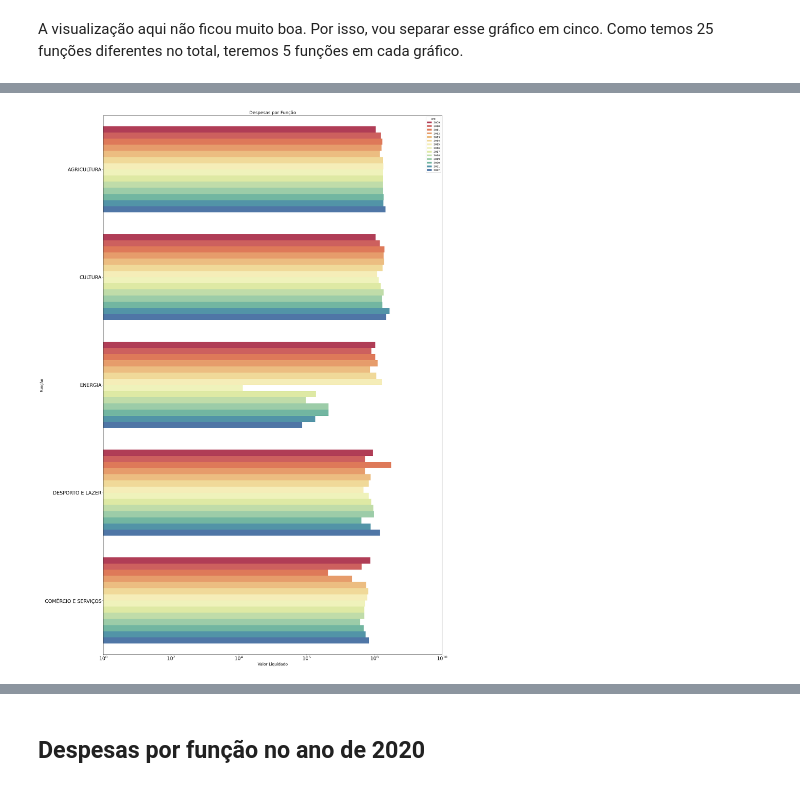
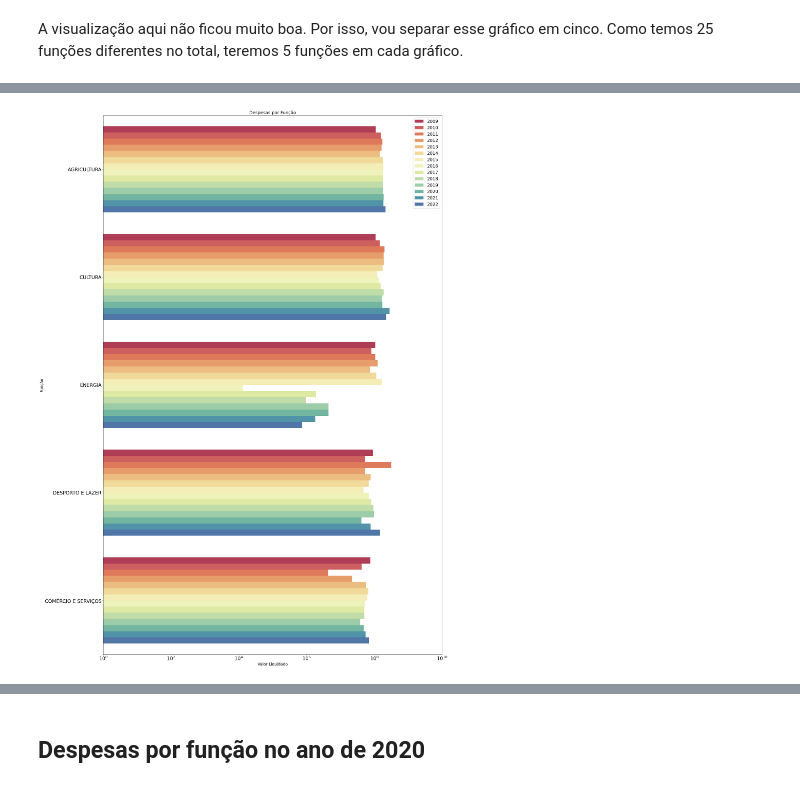
Before and after one commit to n3vrmr/despesas_df, a Jupyter notebook: cadernos_jupyter/apresentar.ipynb, the cells around one changed output, grey strips where cells are left out. Cells and saved outputs as stored; diff of their text form; code cells hidden in the pictures.

```diff
--- a/cadernos_jupyter/apresentar.ipynb
+++ b/cadernos_jupyter/apresentar.ipynb
@@ -101,19 +99,20 @@ plt.show()
 # %%
 dpf_all_findex = dpf_all_years.set_index("FUNÇÃO")
 dpf_10to15 = dpf_all_findex.loc[function_list[10:15]].reset_index()
 
 plt.figure(figsize=(25,40))
 ax_log3 = sns.barplot(data=dpf_10to15,x="LIQUIDADO",y="FUNÇÃO",hue="Ano",
                       palette="Spectral")
 ax_log3.axes.set_title("Despesas por Função",fontsize=18) # title
 ax_log3.set_xlabel("Valor Liquidado",fontsize=16) # x axis label
 ax_log3.set_ylabel("Função",fontsize=16) # y axis label
 ax_log3.tick_params(labelsize=20)
 ax_log3.set_xscale("log") # setting to log scale for better visualization
 ax_log3.set_xlim(left=1.0e0,right=1.0e10)
+plt.legend(fontsize=18)
 plt.show()
 # %% [output]
-[figure, old version]
+[figure, new version]
 # %%
 dpf_all_findex = dpf_all_years.set_index("FUNÇÃO")
 dpf_15to20 = dpf_all_findex.loc[function_list[15:20]].reset_index()
```
Also changed, not shown: parts of 9 cells of this notebook.
